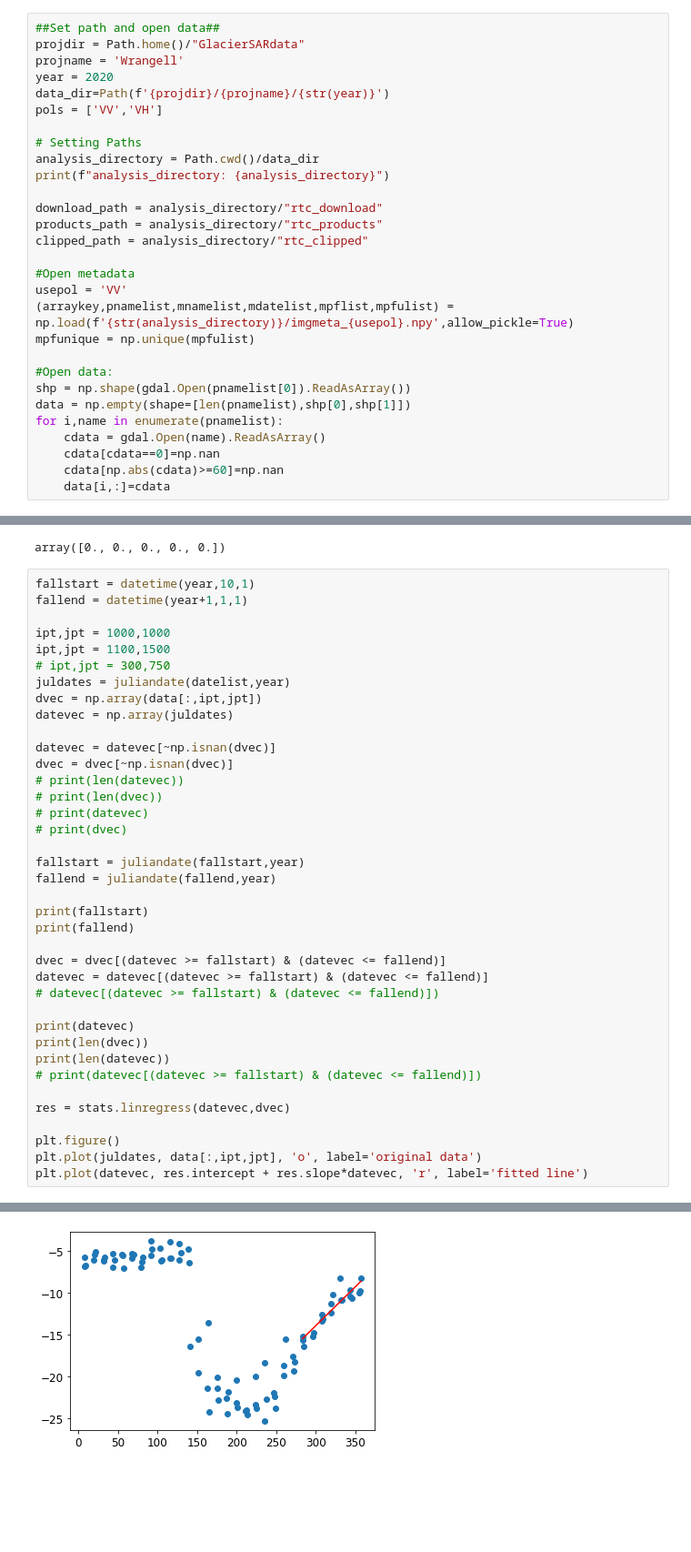
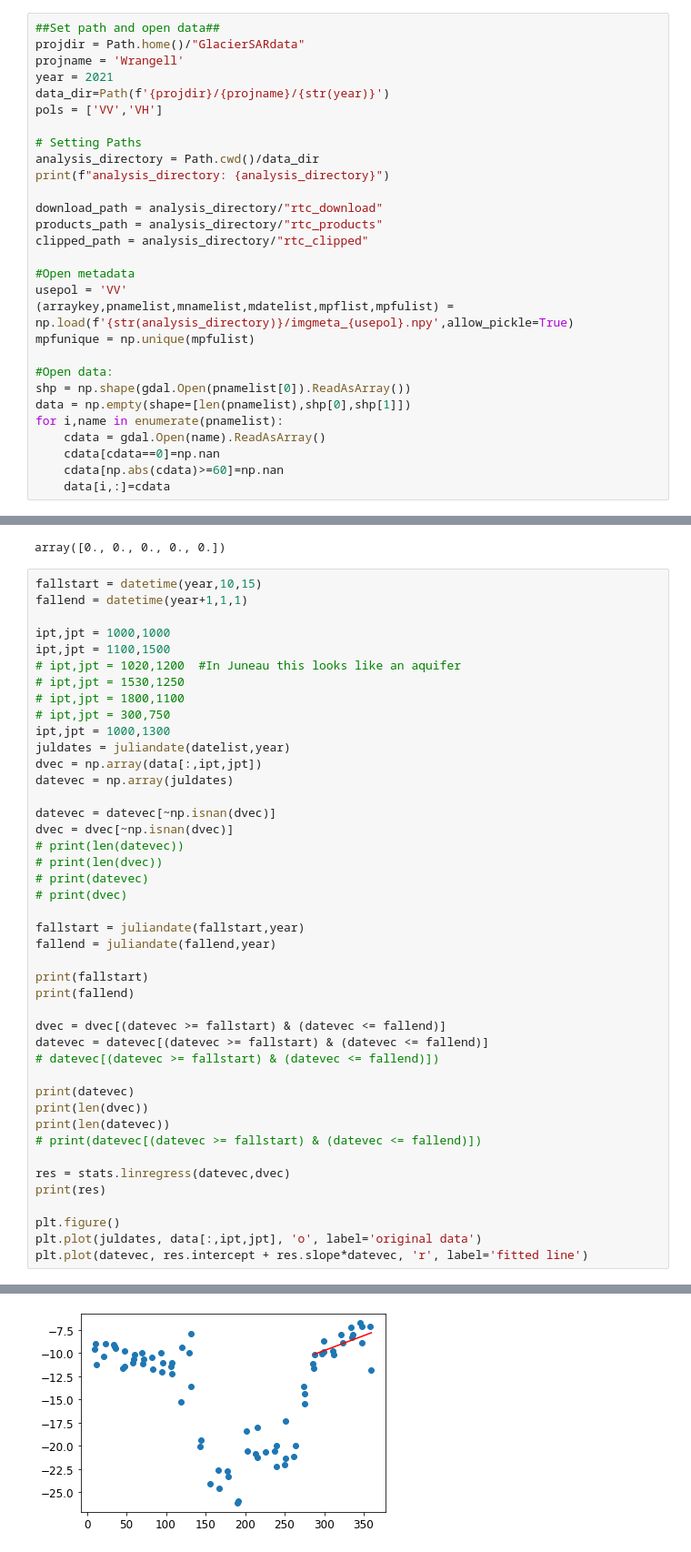
Before and after one commit to ac-johnson/GlacierSARoriginal, a Jupyter notebook: analysis_identify.ipynb, the cells around one changed output, grey strips where cells are left out. Shown: that part at 91% size. Drawn from its saved outputs; the diff is of its cells as text; blank space fills up the shorter version.

```diff
--- a/analysis_identify.ipynb
+++ b/analysis_identify.ipynb
@@ -53,7 +53,7 @@ URLWidget()
 ##Set path and open data##
 projdir = Path.home()/"GlacierSARdata"
 projname = 'Wrangell'
-year = 2020
+year = 2021
 data_dir=Path(f'{projdir}/{projname}/{str(year)}')
 pols = ['VV','VH']
 
@@ -542,12 +548,16 @@ np.zeros((5))
 # %% [output]
 array([0., 0., 0., 0., 0.])
 # %%
-fallstart = datetime(year,10,1)
+fallstart = datetime(year,10,15)
 fallend = datetime(year+1,1,1)
 
 ipt,jpt = 1000,1000
 ipt,jpt = 1100,1500
+# ipt,jpt = 1020,1200  #In Juneau this looks like an aquifer
+# ipt,jpt = 1530,1250
+# ipt,jpt = 1800,1100
 # ipt,jpt = 300,750
+ipt,jpt = 1000,1300
 juldates = juliandate(datelist,year)
 dvec = np.array(data[:,ipt,jpt])
 datevec = np.array(juldates)
@@ -575,6 +585,7 @@ print(len(datevec))
 # print(datevec[(datevec >= fallstart) & (datevec <= fallend)])
 
 res = stats.linregress(datevec,dvec)
+print(res)
 
 plt.figure()
 plt.plot(juldates, data[:,ipt,jpt], 'o', label='original data')
@@ -591,5 +603,5 @@ plt.plot(datevec, res.intercept + res.slope*datevec, 'r', label='fitted line')
 [<matplotlib.lines.Line2D at 0x...>]
-[figure, old version]
+[figure, new version]
 # %%
 #lin regress map
 
```
Also changed, not shown: parts of 13 cells of this notebook, 4 other files.
